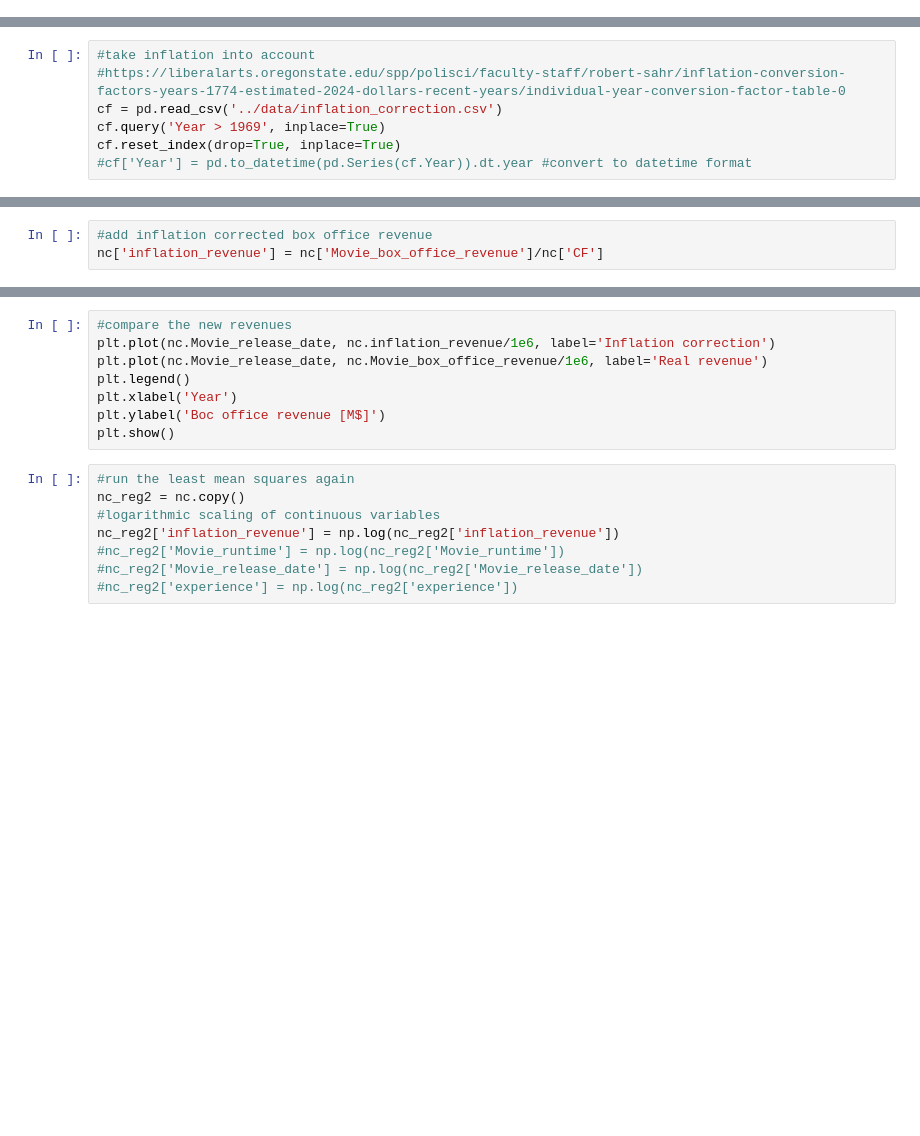
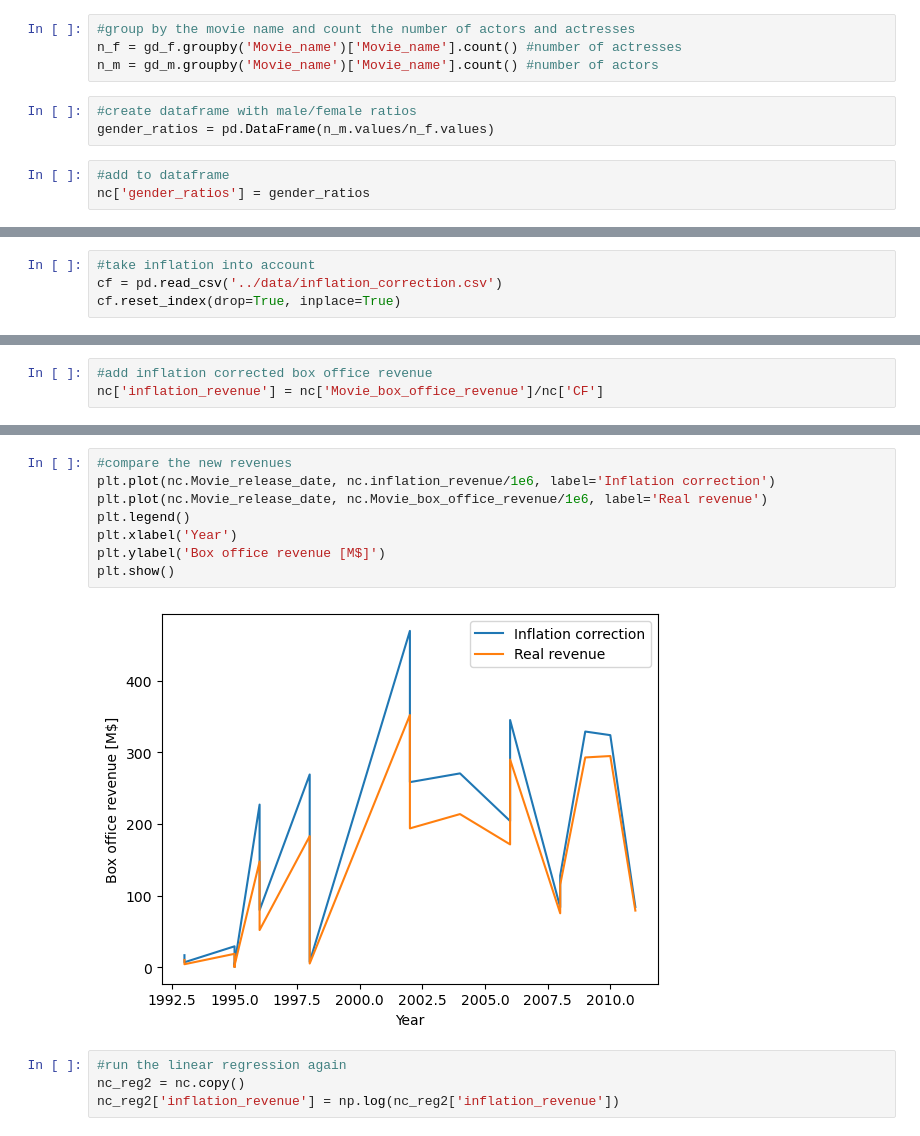
Before and after one commit to louisleger/ada-final-project, a Jupyter notebook: src/Data_Exploration.ipynb, the cells around one changed output, grey strips where cells are left out. Cells and saved outputs as stored; diff of their text form; blank space fills up the shorter version.

```diff
--- a/src/Data_Exploration.ipynb
+++ b/src/Data_Exploration.ipynb
@@ -142,0 +211,10 @@ To understand a bit better the influence of the other parameters on the box offi
+# %%
+#group by the movie name and count the number of actors and actresses
+n_f = gd_f.groupby('Movie_name')['Movie_name'].count() #number of actresses
+n_m = gd_m.groupby('Movie_name')['Movie_name'].count() #number of actors
+# %%
+#create dataframe with male/female ratios
+gender_ratios = pd.DataFrame(n_m.values/n_f.values)
+# %%
+#add to dataframe
+nc['gender_ratios'] = gender_ratios
@@ -164,10 +254,7 @@ From the results, it is possible to get interesting information. The R squared i
 A confounder that could naively lead us to overestimate the statistical significance of the actor's experience is inflation. Indeed, over the years the value of money changes; for a proper evaluation, an inflation correction has to be done.
 # %%
 #take inflation into account
-#https://liberalarts.oregonstate.edu/spp/polisci/faculty-staff/robert-sahr/inflation-conversion-factors-years-1774-estimated-2024-dollars-recent-years/individual-year-conversion-factor-table-0
 cf = pd.read_csv('../data/inflation_correction.csv')
-cf.query('Year > 1969', inplace=True)
 cf.reset_index(drop=True, inplace=True)
-#cf['Year'] = pd.to_datetime(pd.Series(cf.Year)).dt.year #convert to datetime format
 # %%
 cf.head(3)
@@ -190,17 +288,15 @@ nc.head(3)
 # %%
 #compare the new revenues
 plt.plot(nc.Movie_release_date, nc.inflation_revenue/1e6, label='Inflation correction')
 plt.plot(nc.Movie_release_date, nc.Movie_box_office_revenue/1e6, label='Real revenue')
 plt.legend()
 plt.xlabel('Year')
-plt.ylabel('Boc office revenue [M$]')
+plt.ylabel('Box office revenue [M$]')
 plt.show()
+# %% [output]
+[figure, added]
 # %%
-#run the least mean squares again
+#run the linear regression again
 nc_reg2 = nc.copy()
-#logarithmic scaling of continuous variables
 nc_reg2['inflation_revenue'] = np.log(nc_reg2['inflation_revenue'])
-#nc_reg2['Movie_runtime'] = np.log(nc_reg2['Movie_runtime'])
-#nc_reg2['Movie_release_date'] = np.log(nc_reg2['Movie_release_date'])
-#nc_reg2['experience'] = np.log(nc_reg2['experience'])
 # %%
```
Also changed, not shown: parts of 38 cells of this notebook.
